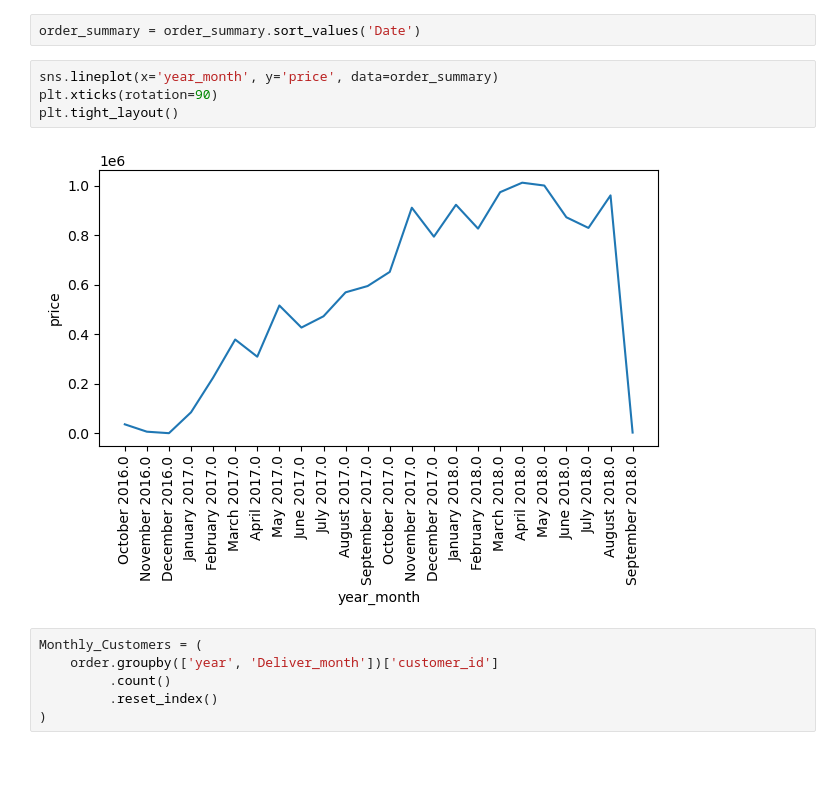
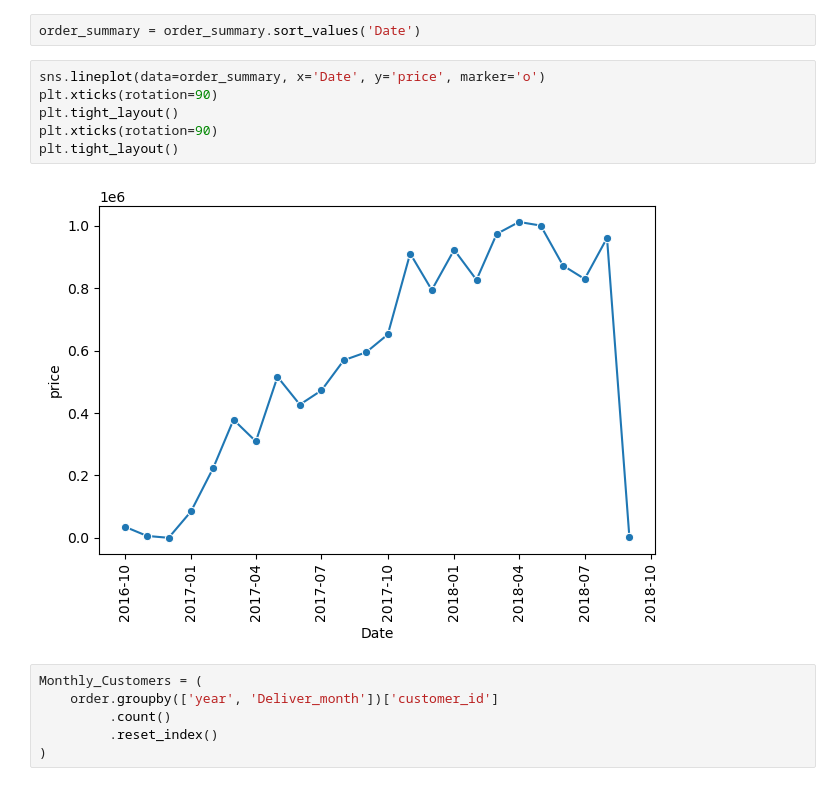
Before and after one commit to Vinaychauhan06/E-Commerce-Analytics-Dashboard-Python-SQL-Power-BI-, a Jupyter notebook: 02_EDA_Analysis.ipynb, the cells around one changed output. Cells and saved outputs as stored; diff of their text form.

```diff
--- a/02_EDA_Analysis.ipynb
+++ b/02_EDA_Analysis.ipynb
@@ -547,11 +566,13 @@ order_summary['Date'] = pd.to_datetime(
 # %%
 order_summary = order_summary.sort_values('Date')
 # %%
-sns.lineplot(x='year_month', y='price', data=order_summary)
+sns.lineplot(data=order_summary, x='Date', y='price', marker='o')
 plt.xticks(rotation=90)
 plt.tight_layout()
+plt.xticks(rotation=90)
+plt.tight_layout()
 # %% [output]
-[figure, old version]
+[figure, new version]
 # %%
 Monthly_Customers = (
     order.groupby(['year', 'Deliver_month'])['customer_id']
```
Also changed, not shown: parts of 24 cells of this notebook, 1 other file.
